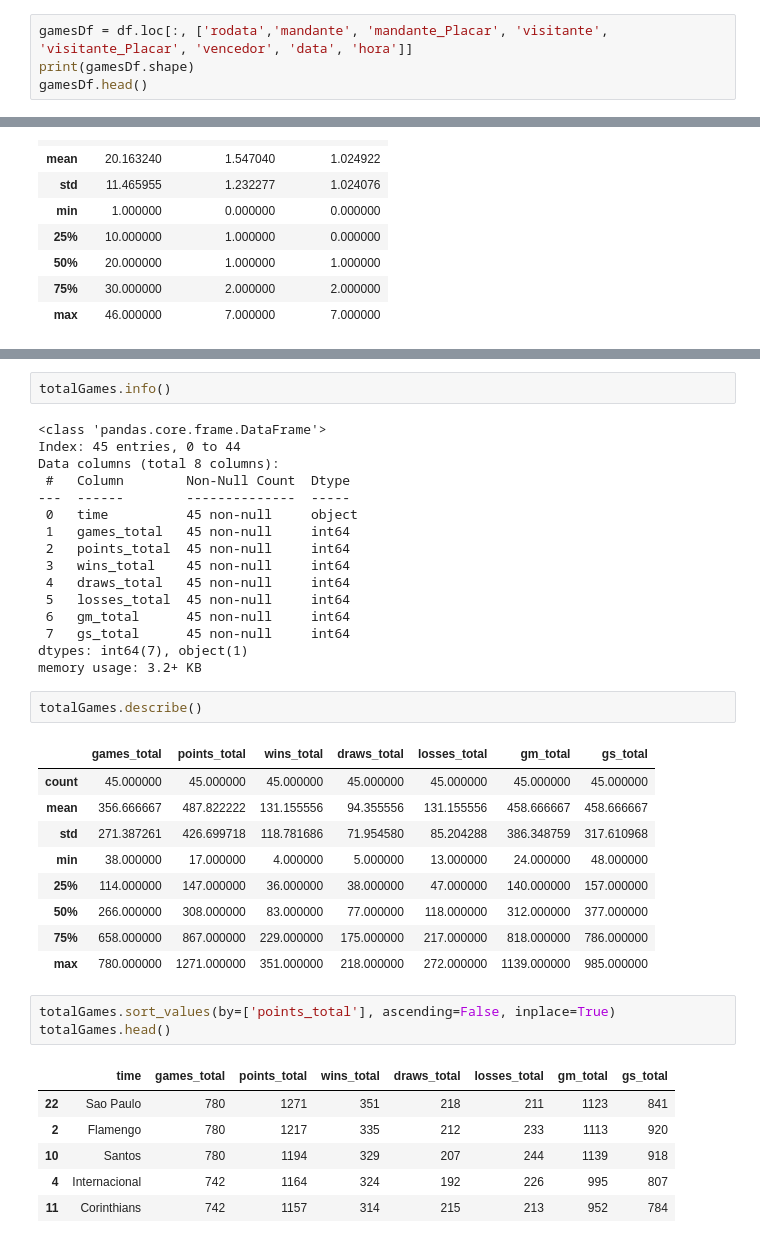
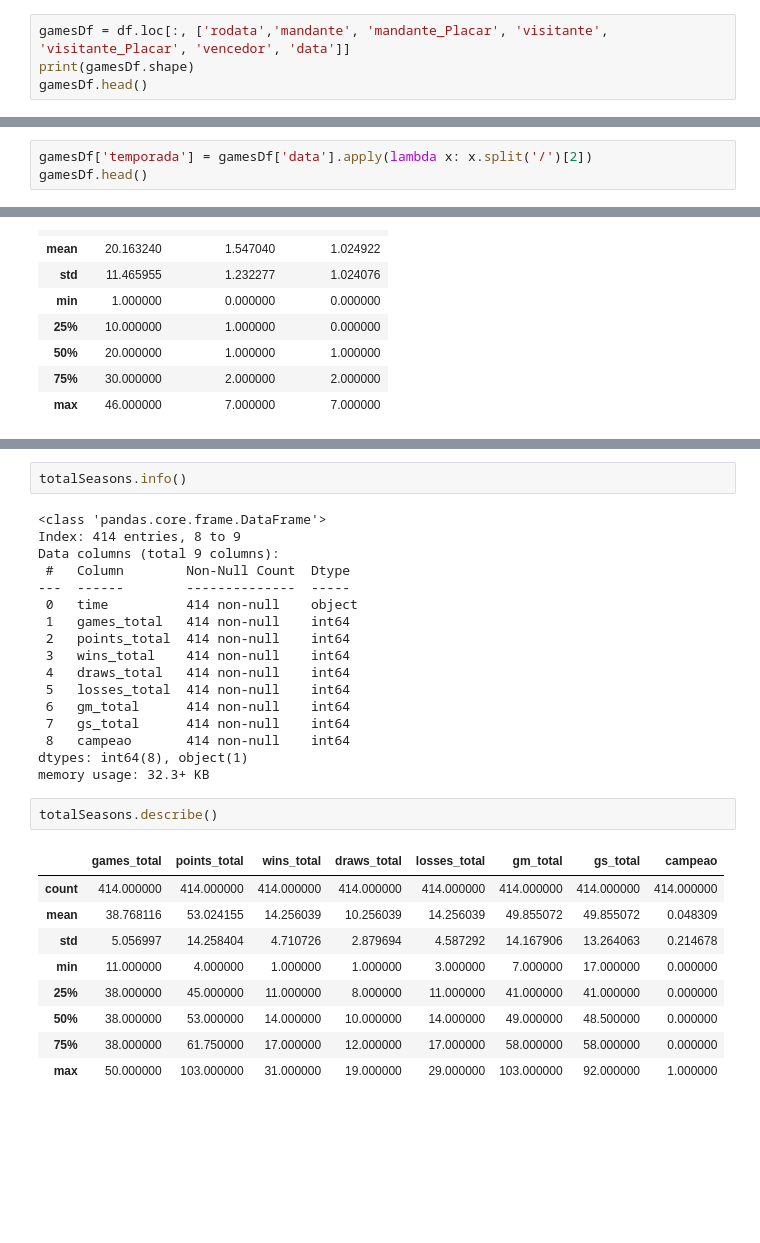
Before and after one commit to gabriel-arrvda/ac2-padroes, a Jupyter notebook: brasileirao.ipynb, the cells around one changed output, grey strips where cells are left out. Saved outputs shown, nothing was run; the diff lists cells and outputs as text; blank space fills up the shorter version.

```diff
--- a/brasileirao.ipynb
+++ b/brasileirao.ipynb
@@ -38,7 +46,7 @@ Data columns (total 16 columns):
 dtypes: int64(4), object(12)
 memory usage: 1003.3+ KB
 # %%
-gamesDf = df.loc[:, ['rodata','mandante', 'mandante_Placar', 'visitante', 'visitante_Placar', 'vencedor', 'data', 'hora']]
+gamesDf = df.loc[:, ['rodata','mandante', 'mandante_Placar', 'visitante', 'visitante_Placar', 'vencedor', 'data']]
 print(gamesDf.shape)
 gamesDf.head()
 # %% [output]
@@ -51,0 +60,3 @@ gamesDf.head()
+# %%
+gamesDf['temporada'] = gamesDf['data'].apply(lambda x: x.split('/')[2])
+gamesDf.head()
@@ -181,41 +164,32 @@ totalGames.head()
 # %%
-totalGames.info()
+totalSeasons.info()
 # %% [output]
 <class 'pandas.core.frame.DataFrame'>
-Index: 45 entries, 0 to 44
-Data columns (total 8 columns):
+Index: 414 entries, 8 to 9
+Data columns (total 9 columns):
  #   Column        Non-Null Count  Dtype
 ---  ------        --------------  -----
- 0   time          45 non-null     object
- 1   games_total   45 non-null     int64
- 2   points_total  45 non-null     int64
- 3   wins_total    45 non-null     int64
- 4   draws_total   45 non-null     int64
- 5   losses_total  45 non-null     int64
- 6   gm_total      45 non-null     int64
- 7   gs_total      45 non-null     int64
-dtypes: int64(7), object(1)
-memory usage: 3.2+ KB
+ 0   time          414 non-null    object
+ 1   games_total   414 non-null    int64
+ 2   points_total  414 non-null    int64
+ 3   wins_total    414 non-null    int64
+ 4   draws_total   414 non-null    int64
+ 5   losses_total  414 non-null    int64
+ 6   gm_total      414 non-null    int64
+ 7   gs_total      414 non-null    int64
+ 8   campeao       414 non-null    int64
+dtypes: int64(8), object(1)
+memory usage: 32.3+ KB
 # %%
-totalGames.describe()
+totalSeasons.describe()
 # %% [output]
-|  | games_total | points_total | wins_total | draws_total | losses_total | gm_total | gs_total |
-| count | 45.000000 | 45.000000 | 45.000000 | 45.000000 | 45.000000 | 45.000000 | 45.000000 |
-| mean | 356.666667 | 487.822222 | 131.155556 | 94.355556 | 131.155556 | 458.666667 | 458.666667 |
-| std | 271.387261 | 426.699718 | 118.781686 | 71.954580 | 85.204288 | 386.348759 | 317.610968 |
-| min | 38.000000 | 17.000000 | 4.000000 | 5.000000 | 13.000000 | 24.000000 | 48.000000 |
-| 25% | 114.000000 | 147.000000 | 36.000000 | 38.000000 | 47.000000 | 140.000000 | 157.000000 |
-| 50% | 266.000000 | 308.000000 | 83.000000 | 77.000000 | 118.000000 | 312.000000 | 377.000000 |
-| 75% | 658.000000 | 867.000000 | 229.000000 | 175.000000 | 217.000000 | 818.000000 | 786.000000 |
-| max | 780.000000 | 1271.000000 | 351.000000 | 218.000000 | 272.000000 | 1139.000000 | 985.000000 |
+|  | games_total | points_total | wins_total | draws_total | losses_total | gm_total | gs_total | campeao |
+| count | 414.000000 | 414.000000 | 414.000000 | 414.000000 | 414.000000 | 414.000000 | 414.000000 | 414.000000 |
+| mean | 38.768116 | 53.024155 | 14.256039 | 10.256039 | 14.256039 | 49.855072 | 49.855072 | 0.048309 |
+| std | 5.056997 | 14.258404 | 4.710726 | 2.879694 | 4.587292 | 14.167906 | 13.264063 | 0.214678 |
+| min | 11.000000 | 4.000000 | 1.000000 | 1.000000 | 3.000000 | 7.000000 | 17.000000 | 0.000000 |
+| 25% | 38.000000 | 45.000000 | 11.000000 | 8.000000 | 11.000000 | 41.000000 | 41.000000 | 0.000000 |
+| 50% | 38.000000 | 53.000000 | 14.000000 | 10.000000 | 14.000000 | 49.000000 | 48.500000 | 0.000000 |
+| 75% | 38.000000 | 61.750000 | 17.000000 | 12.000000 | 17.000000 | 58.000000 | 58.000000 | 0.000000 |
+| max | 50.000000 | 103.000000 | 31.000000 | 19.000000 | 29.000000 | 103.000000 | 92.000000 | 1.000000 |
-# %%
-totalGames.sort_values(by=['points_total'], ascending=False, inplace=True)
-totalGames.head()
-# %% [output]
-|  | time | games_total | points_total | wins_total | draws_total | losses_total | gm_total | gs_total |
-| 22 | Sao Paulo | 780 | 1271 | 351 | 218 | 211 | 1123 | 841 |
-| 2 | Flamengo | 780 | 1217 | 335 | 212 | 233 | 1113 | 920 |
-| 10 | Santos | 780 | 1194 | 329 | 207 | 244 | 1139 | 918 |
-| 4 | Internacional | 742 | 1164 | 324 | 192 | 226 | 995 | 807 |
-| 11 | Corinthians | 742 | 1157 | 314 | 215 | 213 | 952 | 784 |
 # %%
```
Also changed, not shown: parts of 22 cells of this notebook.
